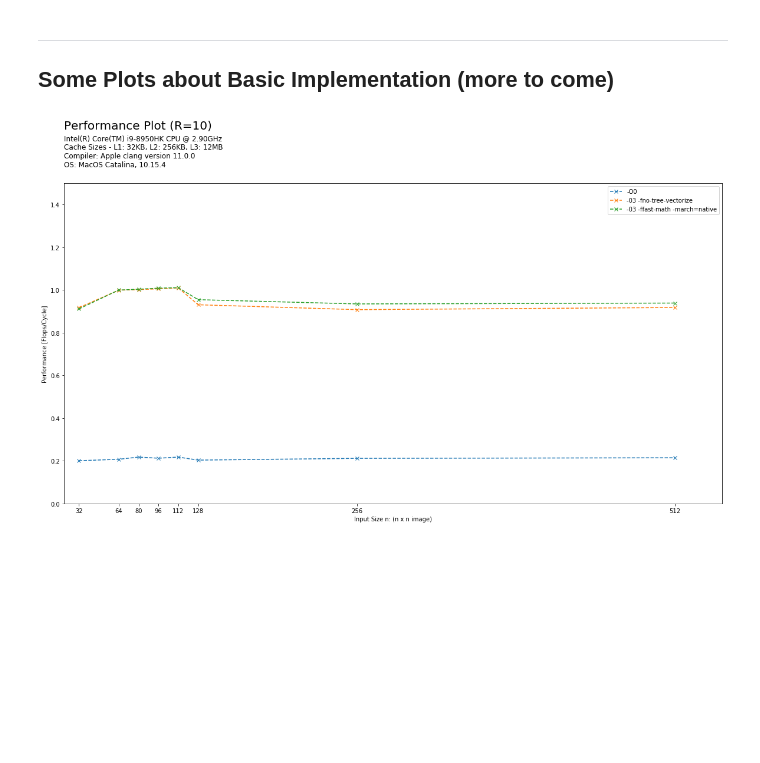
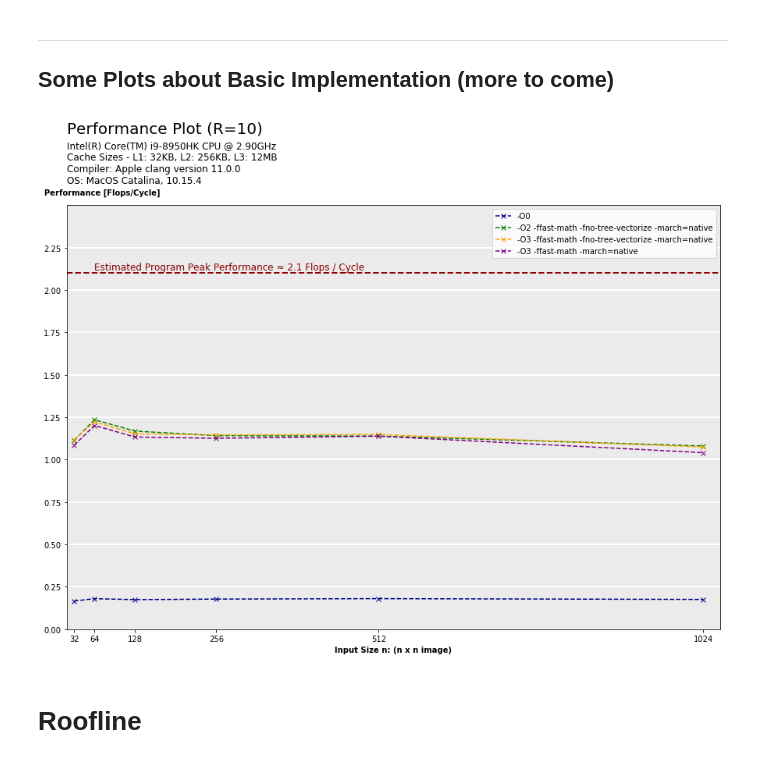
Before and after one commit to ninodimontalcino/advanced-denoising-mcrenderings, a Jupyter notebook: analysis/PerformanceAnalysis.ipynb, the cells around one changed output. Saved outputs shown, nothing was run; the diff lists cells and outputs as text; code cells hidden in the pictures; blank space fills up the shorter version.

Commit message:
Updated FlopCounts, Measurments in Analysis Notebook

```diff
--- a/analysis/PerformanceAnalysis.ipynb
+++ b/analysis/PerformanceAnalysis.ipynb
@@ -13,6 +13,8 @@ hardware_info = "Intel(R) Core(TM) i9-8950HK CPU @ 2.90GHz \n" \
                 "Cache Sizes - L1: 32KB, L2: 256KB, L3: 12MB \n" \
                 "Compiler: Apple clang version 11.0.0 \n" \
                 "OS: MacOS Catalina, 10.15.4";
+# %%
+FIGSIZE = (15,10)
 # %% [markdown]
 ### (A) Flop Counting
 $\rightarrow$ Functions to count flops of implemented methods
@@ -384,13 +473,13 @@ fig.savefig('runtime_evaluation',bbox_inches='tight',bbox_extra_artists=[suptitl
 # ------------------------------------------------------
 
 # Init Plot
-fig = plt.figure(figsize=(15,10))
+fig = plt.figure(figsize=FIGSIZE)
 suptitle = plt.suptitle("Runtime (Compiler Flags: -O3 -fno-tree-vectorize -ffast-math -march=native )", x=0.105, y=1.04, fontsize=20, ha='left', fontweight='bold')
 plt.title(hardware_info, fontsize=12, x=-0.025, y=1.05, ha='left')
 
 # Plot Series
 for i, serie in enumerate(series[1:]):
-    plt.plot(n, cycles[0] / cycles[i+1], color=label=serie)
+    plt.plot(n, cycles[0] / cycles[i+1], label=serie, color=colors[i])
 
 
 # Customize Plot
@@ -523,51 +727,66 @@ fig.savefig('performance_plot_varyingR',bbox_inches='tight',bbox_extra_artists=[
 # => copy output arrays of performance evaluation script
 # ------------------------------------------------------
 
-n = np.array([32, 64, 80, 96, 112, 128, 256, 512])
+n = np.array([32, 64, 128, 256, 512, 1024])
 
 flags = ["-O0",
-         "-03 -fno-tree-vectorize",
-         "-03 -ffast-math -march=native"]
+         "-O2 -ffast-math -fno-tree-vectorize -march=native",
+         "-O3 -ffast-math -fno-tree-vectorize -march=native",
+         "-O3 -ffast-math -march=native"]
 
-cycles2 = np.array([[8.09516e+08, 1.14798e+10, 2.07577e+10, 3.45336e+10, 4.98050e+10, 7.37735e+10, 3.45199e+11, 1.49453e+12],
-                   [1.769e+08, 2.38142e+09, 4.50356e+09, 7.28734e+09, 1.07199e+10, 1.612e+10, 8.04228e+10, 3.48705e+11],
-                   [1.78076e+08, 2.38001e+09, 4.49588e+09, 7.26405e+09, 1.07094e+10, 1.5718e+10, 7.81106e+10, 3.40981e+11]
+cycles2 = np.array([
+                   [1.16444e+09, 1.58887e+10, 1.03663e+11, 4.9517e+11, 2.13943e+12, 9.18644e+12],
+                   [1.73864e+08, 2.31693e+09, 1.54683e+10, 7.70771e+10, 3.38752e+11, 1.49306e+12],
+                   [1.73331e+08, 2.34056e+09, 1.56838e+10, 7.67893e+10, 3.35903e+11, 1.50166e+12],
+                   [1.78634e+08, 2.38234e+09, 1.59441e+10, 7.81457e+10, 3.38922e+11, 1.54974e+12]
                   ])
 # %%
 # ------------------------------------------------------
 # PERFORMANCE PLOT
 # => Basic Implementation with different compiler flags
 # ------------------------------------------------------
 
 R = 10
 performance = np.zeros((len(flags), len(n)))
 
 # Init Figure
-fig = plt.figure(figsize=(20,10))
+fig = plt.figure(figsize=FIGSIZE)
 
 # Compute Performance for all series (different compiler flags)
 for i, flag in enumerate(flags):
 
     # Compute Performance for all resolutions
     for j in range(n.shape[0]):
         flop_count = basic(n[j],R).sum()
         performance[i][j] = flop_count / cycles2[i][j]
 
     # Add serie to plot
-    plt.plot(n, performance[i], 'x--', label=flag)
-
+    plt.plot(n, performance[i], 'x--', label=flag, c=colors[i])
 
 # Customize Plot
+top=2.5
 plt.xticks(n)
-plt.ylim(0,1.5)
-plt.xlim(20,550)
-plt.ylabel("Performance [Flops/Cycle]")
-plt.xlabel("Input Size n: (n x n image)")
+plt.yticks(np.arange(0, top, step=0.25))
+plt.ylim(0,top)
+plt.xlim(20,1050)
+plt.ylabel("Performance [Flops/Cycle]", fontweight='bold', rotation=0, position=(0,1.02), labelpad=-75)
+plt.xlabel("Input Size n: (n x n image)", fontweight='bold')
+plt.grid(True, color='w', linestyle='-', linewidth=2)
+plt.gca().patch.set_facecolor('0.92')
+plt.gca().xaxis.grid(False)
+plt.gca().yaxis.grid(True)
+
+# Add Estimated Tighter Program Peak Performance
+plt.axhline(2.1, linestyle='--' , color="darkred", linewidth=2)
+plt.text(64, 2.12, 'Estimated Program Peak Performance ≈ 2.1 Flops / Cycle', color="darkred", fontsize=12)
+
 
 suptitle = plt.suptitle("Performance Plot (R=10)", x=0.125, y=1.03, fontsize=20, ha='left')
 plt.title(hardware_info, fontsize=12, x=0, y=1.04, ha='left')
 
 plt.legend()
 fig.savefig('performance_plot',bbox_inches='tight',bbox_extra_artists=[suptitle])
 # %% [output]
-[figure, old version]
+[figure, new version]
+# %% [markdown]
+# Roofline
```
Also changed, not shown: parts of 15 cells of this notebook.
